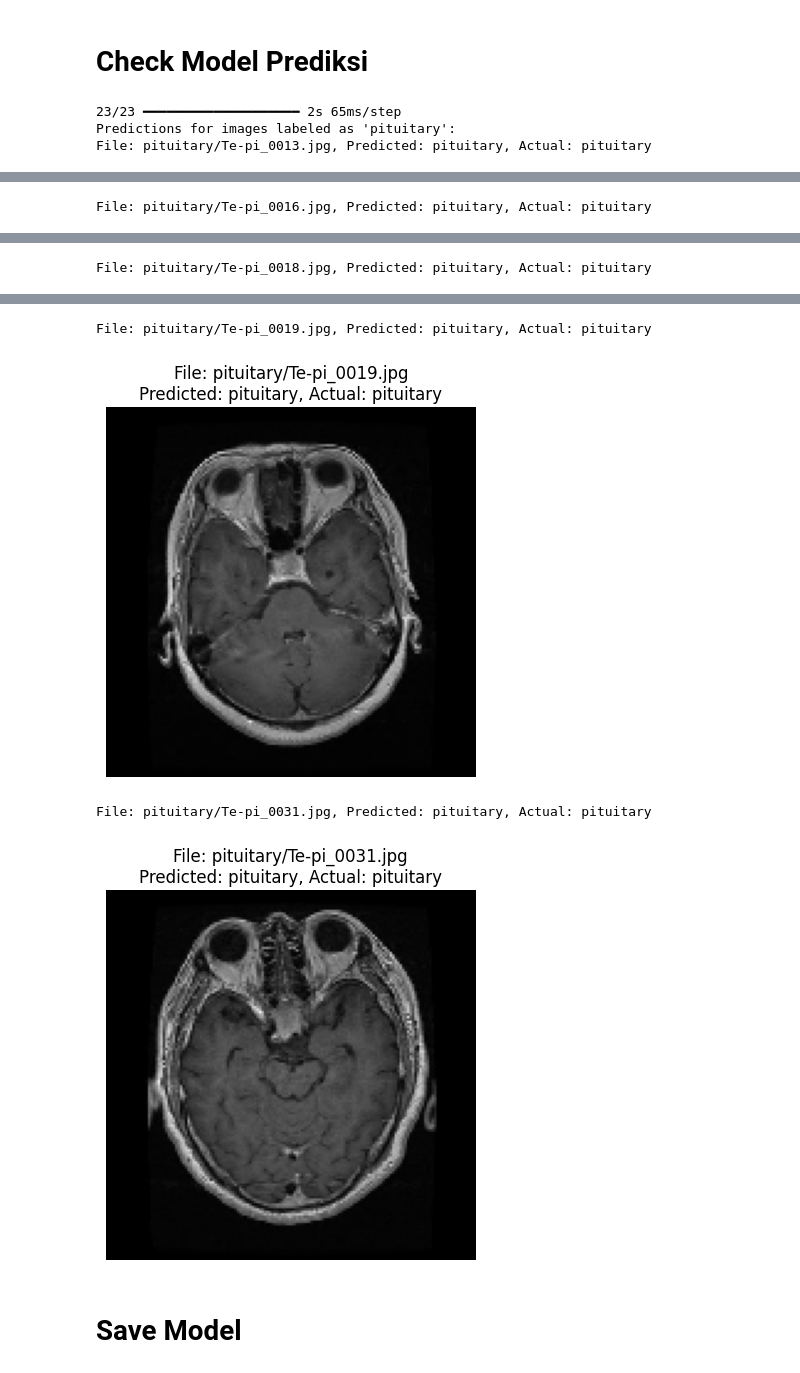
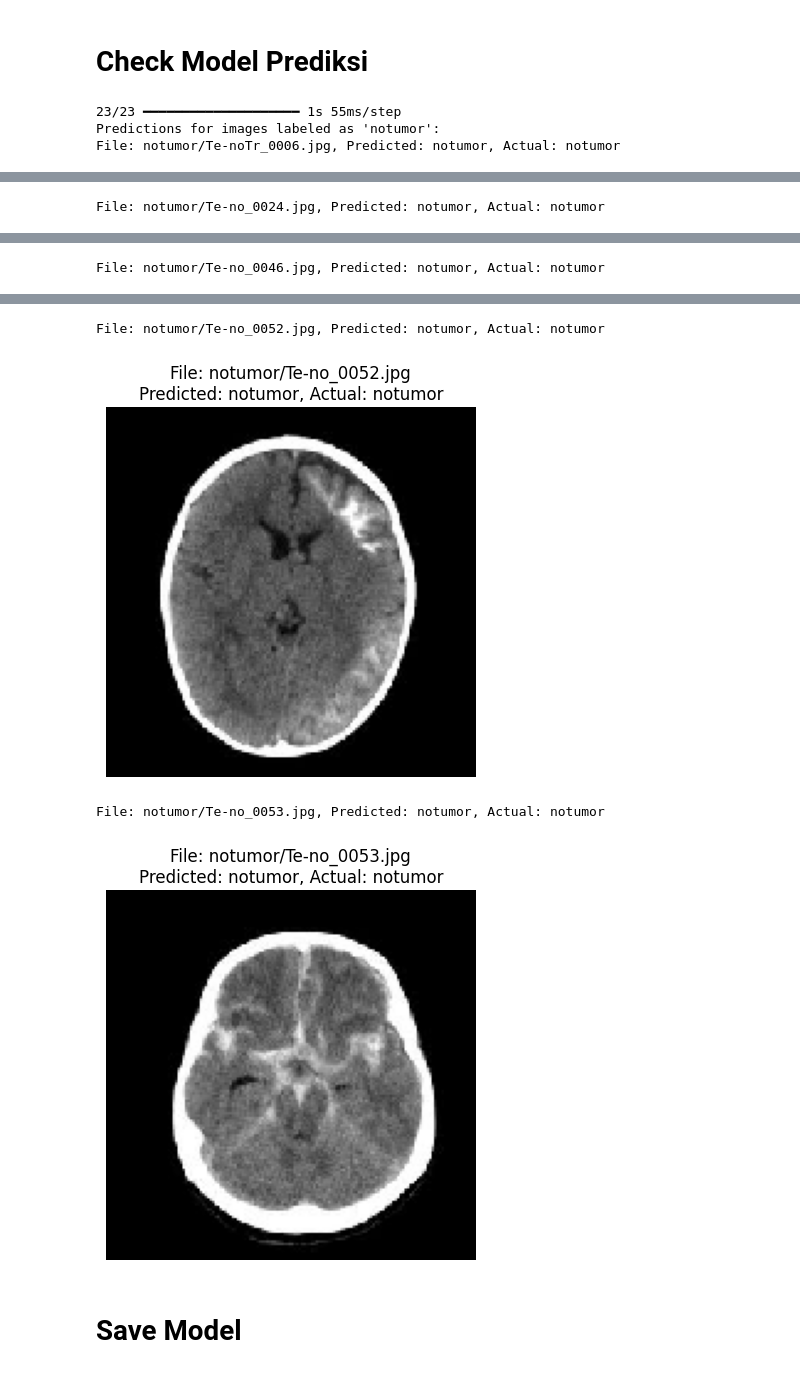
Before and after one commit to Dewisrirahayu05/ML-Project-Capston-Bangkit, a Jupyter notebook: Capston_Bangkit_ML_Project.ipynb, the cells around one changed output, grey strips where cells are left out. Saved outputs shown, nothing was run; the diff lists cells and outputs as text; code cells hidden in the pictures.

```diff
--- a/Capston_Bangkit_ML_Project.ipynb
+++ b/Capston_Bangkit_ML_Project.ipynb
@@ -260,12 +260,11 @@ Found 705 images belonging to 4 classes.
 # **Model CNN**
 # %%
 from tensorflow.keras.models import Sequential
-from tensorflow.keras.layers import Conv2D, MaxPooling2D, Flatten, Dense, Dropout, BatchNormalization, InputLayer
+from tensorflow.keras.layers import Conv2D, MaxPooling2D, Flatten, Dense, Dropout, BatchNormalization
 
 # 4 layers convolutional & pooling
 model = Sequential()
-model.add(InputLayer(input_shape=(img_width, img_height, 3)))
-model.add(Conv2D(32, (3, 3), activation='relu'))
+model.add(Conv2D(32, (3, 3), activation='relu', input_shape=(img_width, img_height, 3)))
 model.add(BatchNormalization())
 model.add(MaxPooling2D((2, 2)))
 
@@ -469,9 +467,9 @@ def check_predictions_with_filenames(label_to_check, test_generator, model):
         plt.show()
 
 # Pilih label untuk diperiksa
-label_to_check = "pituitary"  # Bisa diganti dengan label lain: "glioma", "meningioma", "notumor", atau "pituitary"
+label_to_check = "notumor"  # Bisa diganti dengan label lain: "glioma", "meningioma", "notumor", atau "pituitary"
 check_predictions_with_filenames(label_to_check, test_generator, model)
 # %% [output]
-23/23 ━━━━━━━━━━━━━━━━━━━━ 2s 65ms/step
-Predictions for images labeled as 'pituitary':
-File: pituitary/Te-pi_0013.jpg, Predicted: pituitary, Actual: pituitary
+23/23 ━━━━━━━━━━━━━━━━━━━━ 1s 55ms/step
+Predictions for images labeled as 'notumor':
+File: notumor/Te-noTr_0006.jpg, Predicted: notumor, Actual: notumor
@@ -479 +477 @@ File: pituitary/Te-pi_0013.jpg, Predicted: pituitary, Actual: pituitary
-File: pituitary/Te-pi_0016.jpg, Predicted: pituitary, Actual: pituitary
+File: notumor/Te-no_0024.jpg, Predicted: notumor, Actual: notumor
@@ -481 +479 @@ File: pituitary/Te-pi_0016.jpg, Predicted: pituitary, Actual: pituitary
-File: pituitary/Te-pi_0018.jpg, Predicted: pituitary, Actual: pituitary
+File: notumor/Te-no_0046.jpg, Predicted: notumor, Actual: notumor
@@ -483,7 +481,7 @@ File: pituitary/Te-pi_0018.jpg, Predicted: pituitary, Actual: pituitary
-File: pituitary/Te-pi_0019.jpg, Predicted: pituitary, Actual: pituitary
+File: notumor/Te-no_0052.jpg, Predicted: notumor, Actual: notumor
-[figure, old version]
+[figure, new version]
-File: pituitary/Te-pi_0031.jpg, Predicted: pituitary, Actual: pituitary
+File: notumor/Te-no_0053.jpg, Predicted: notumor, Actual: notumor
-[figure, old version]
+[figure, new version]
 # %% [markdown]
 # **Save Model**
 # %%
```
Also changed, not shown: parts of 7 cells of this notebook.
